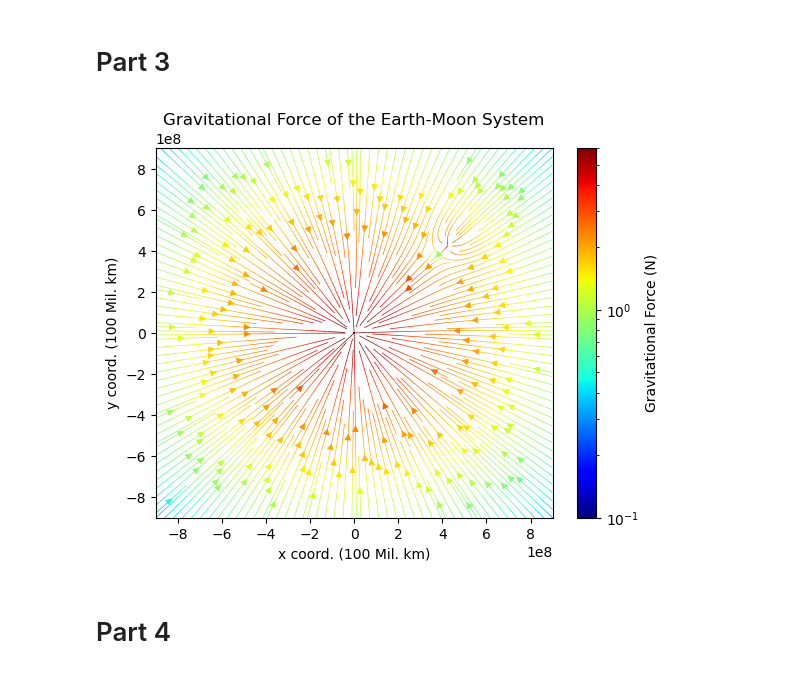
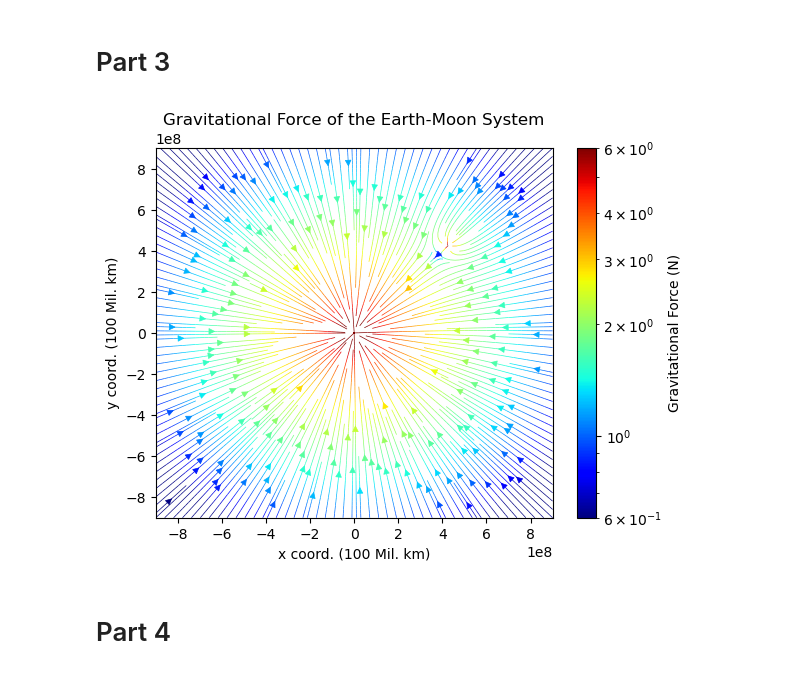
Before and after one commit to plm03/PHYS265-spring25, a Jupyter notebook: Lab1/Micciche_Lab1.ipynb, the cells around one changed output. Drawn from its saved outputs; the diff is of its cells as text; code cells hidden in the pictures.

```diff
--- a/Lab1/Micciche_Lab1.ipynb
+++ b/Lab1/Micciche_Lab1.ipynb
@@ -143,25 +143,25 @@ for col in range(len(y1)):
 # %%
 # create plot
 fig3, ax3 = plt.subplots()
 colors = np.log(np.hypot(Fcmx,Fcmy))
-norm = mcolors.LogNorm(vmin=.1,vmax=6)
+norm = mcolors.LogNorm(vmin=.6,vmax=6)
 stream3 = ax3.streamplot(xgrid3,ygrid3,Fcmx,Fcmy, density = 3, linewidth=.5,color=colors, cmap=cm.jet, norm=norm)
 cbar = fig3.colorbar(stream3.lines,label='Gravitational Force (N)')
 ax3.set_title('Gravitational Force of the Earth-Moon System')
 ax3.set_xlabel('x coord. (100 Mil. km)')
 ax3.set_ylabel('y coord. (100 Mil. km)');
 
 # NOTE: the below code was run to create the graph used in my report with size-enlarged Earth and Moon + labels
 
 # diskE = plt.Circle((0, 0), 10000*RE, color='black')
 # diskM = plt.Circle(((d_em/np.sqrt(2)), (d_em/np.sqrt(2))), 10000*RM, color='gray')
 # ax3.add_patch(diskE)
 # ax3.add_patch(diskM)
 # ax3.text(0,1.3E8,"Earth",horizontalalignment='center',backgroundcolor='white')
 # ax3.text((d_em/np.sqrt(2))+1.2E8,(d_em/np.sqrt(2) + 1E8),'Moon',horizontalalignment='center')
 # plt.savefig('GravEarthMoonAnnotated.png');
 # %% [output]
-[figure, old version]
+[figure, new version]
 # %% [markdown]
 # Part 4
 # %%
```
Also changed, not shown: 9 other files.
